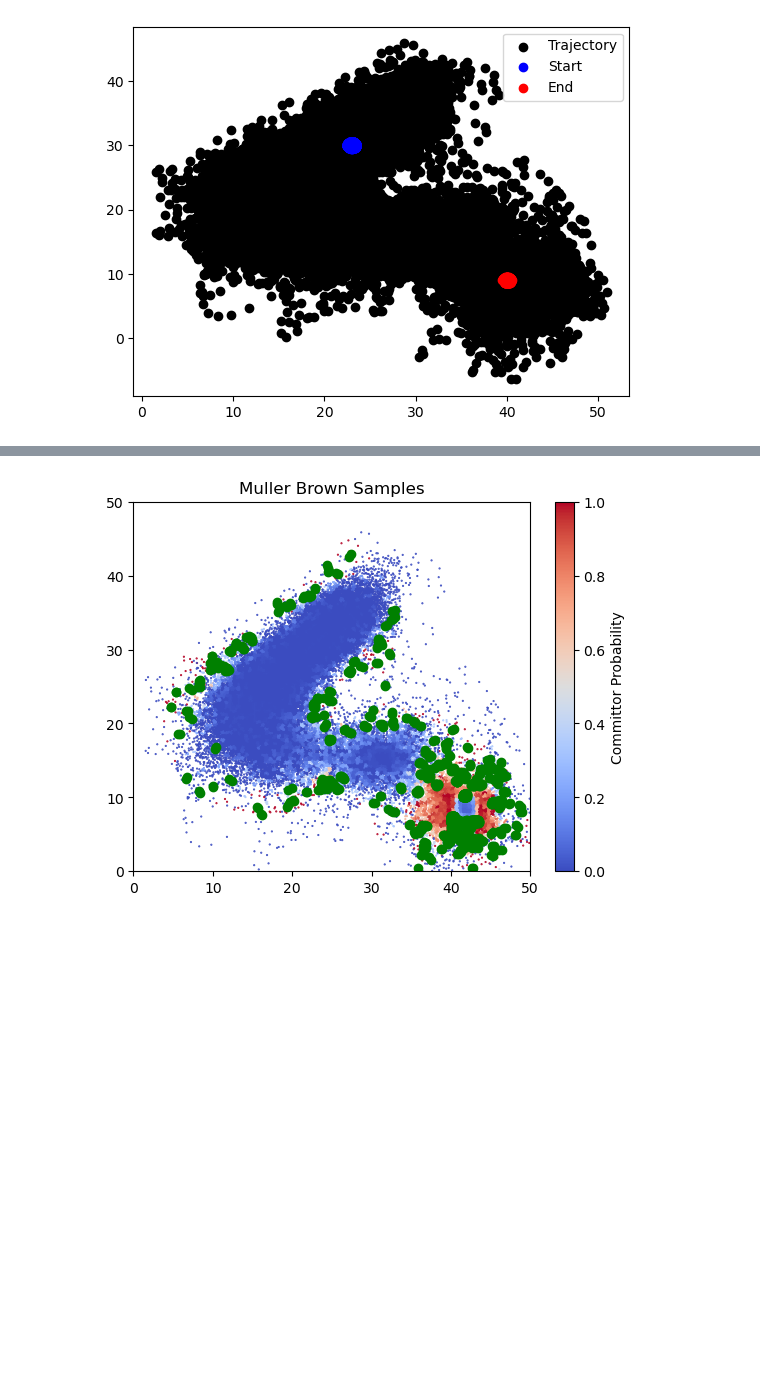
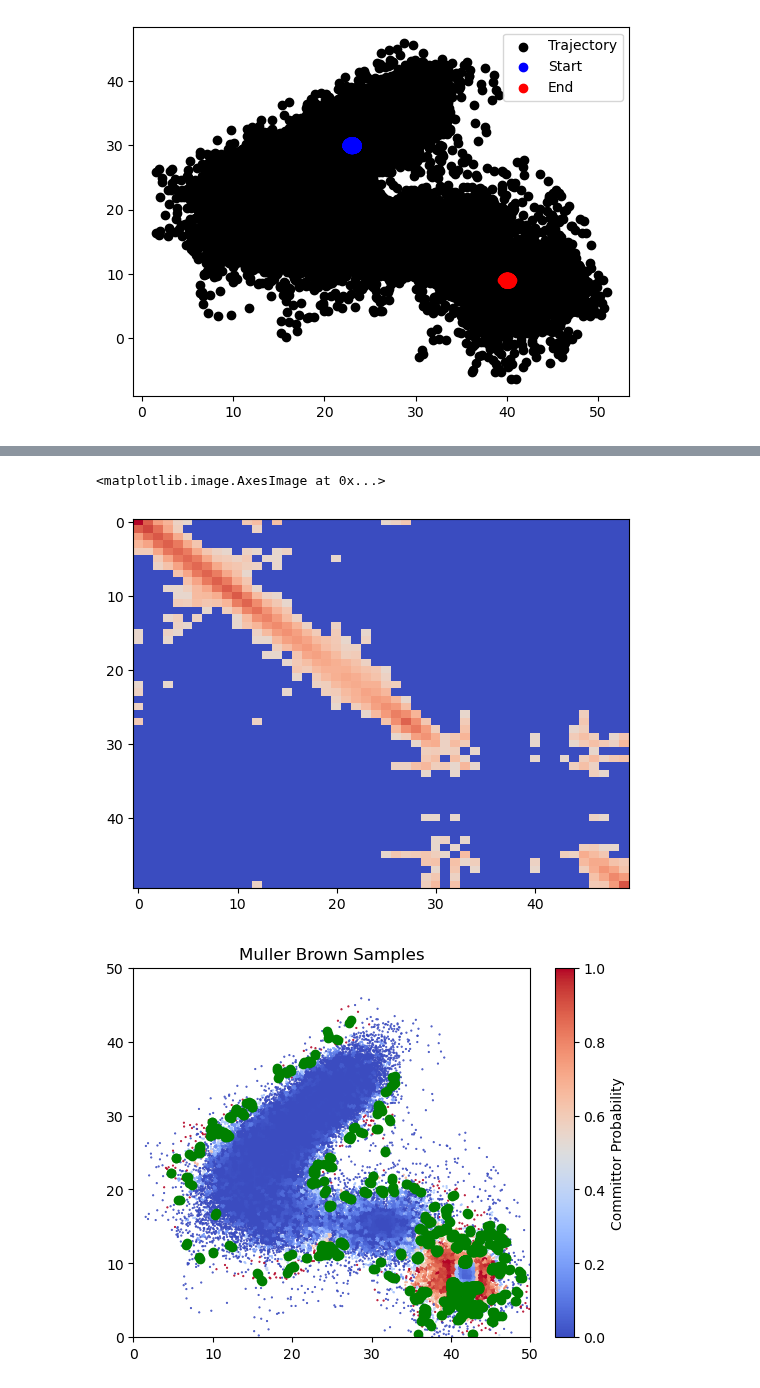
Before and after one commit to michael-psenka/OM-TPS, a Jupyter notebook: train_committor_mb.ipynb, the cells around one changed output, grey strips where cells are left out. Saved outputs shown, nothing was run; the diff lists cells and outputs as text; code cells hidden in the pictures; blank space fills up the shorter version.

```diff
--- a/train_committor_mb.ipynb
+++ b/train_committor_mb.ipynb
@@ -169,3 +251,10 @@ plt.legend()
+# %%
+# min([(torch.tensor(cluster_assignments) == i).count_nonzero().item() for i in range(cluster_assignments.max())])
+# plot confusion matrix of the transition counts
+plt.imshow(np.log(transition_counts+1e-9), cmap='coolwarm', aspect='auto', interpolation='nearest')
+# %% [output]
+<matplotlib.image.AxesImage at 0x...>
+[figure, added]
 # %%
 committor_probs  = get_gt_committor_probs(all_pos, start_indicator,end_indicator, calculator)
 plot_samples(all_pos.reshape(-1, 2), committor_probs.reshape(-1, 2))
```
Also changed, not shown: parts of 1 cell of this notebook, 3 other files.
